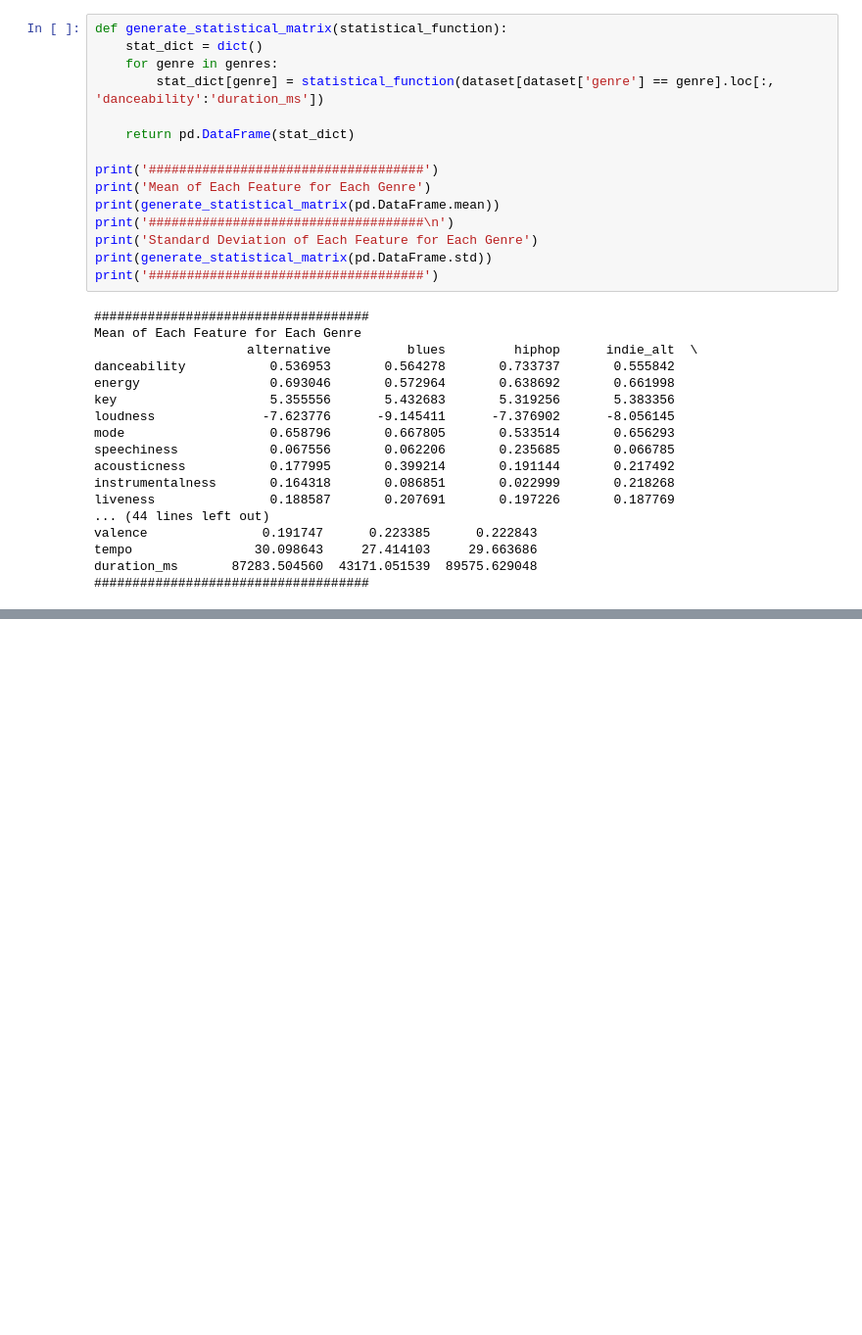
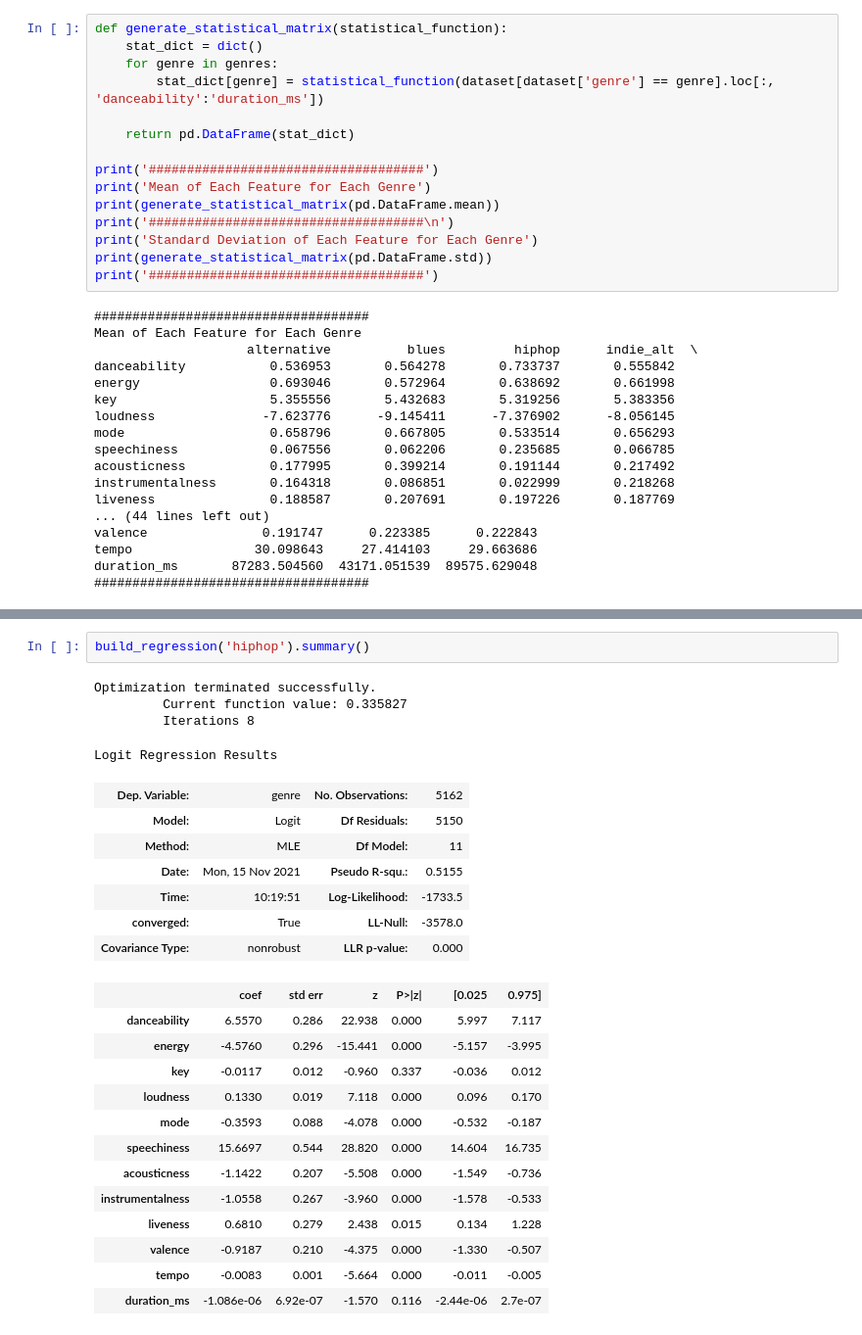
Before and after one commit to JVP15/Song-Feature-Analysis, a Jupyter notebook: Analysis.ipynb, the cells around one changed output, grey strips where cells are left out. Shown at 98% size. Saved outputs shown, nothing was run; the diff lists cells and outputs as text; blank space fills up the shorter version.

```diff
--- a/Analysis.ipynb
+++ b/Analysis.ipynb
@@ -267,0 +321,27 @@ Logit Regression Results
+# %%
+build_regression('hiphop').summary()
+# %% [output]
+Optimization terminated successfully.
+         Current function value: 0.335827
+         Iterations 8
+Logit Regression Results
+| Dep. Variable: | genre | No. Observations: | 5162 |
+| Model: | Logit | Df Residuals: | 5150 |
+| Method: | MLE | Df Model: | 11 |
+| Date: | Mon, 15 Nov 2021 | Pseudo R-squ.: | 0.5155 |
+| Time: | 10:19:51 | Log-Likelihood: | -1733.5 |
+| converged: | True | LL-Null: | -3578.0 |
+| Covariance Type: | nonrobust | LLR p-value: | 0.000 |
+|  | coef | std err | z | P>|z| | [0.025 | 0.975] |
+| danceability | 6.5570 | 0.286 | 22.938 | 0.000 | 5.997 | 7.117 |
+| energy | -4.5760 | 0.296 | -15.441 | 0.000 | -5.157 | -3.995 |
+| key | -0.0117 | 0.012 | -0.960 | 0.337 | -0.036 | 0.012 |
+| loudness | 0.1330 | 0.019 | 7.118 | 0.000 | 0.096 | 0.170 |
+| mode | -0.3593 | 0.088 | -4.078 | 0.000 | -0.532 | -0.187 |
+| speechiness | 15.6697 | 0.544 | 28.820 | 0.000 | 14.604 | 16.735 |
+| acousticness | -1.1422 | 0.207 | -5.508 | 0.000 | -1.549 | -0.736 |
+| instrumentalness | -1.0558 | 0.267 | -3.960 | 0.000 | -1.578 | -0.533 |
+| liveness | 0.6810 | 0.279 | 2.438 | 0.015 | 0.134 | 1.228 |
+| valence | -0.9187 | 0.210 | -4.375 | 0.000 | -1.330 | -0.507 |
+| tempo | -0.0083 | 0.001 | -5.664 | 0.000 | -0.011 | -0.005 |
+| duration_ms | -1.086e-06 | 6.92e-07 | -1.570 | 0.116 | -2.44e-06 | 2.7e-07 |
```
Also changed, not shown: parts of 20 cells of this notebook.
